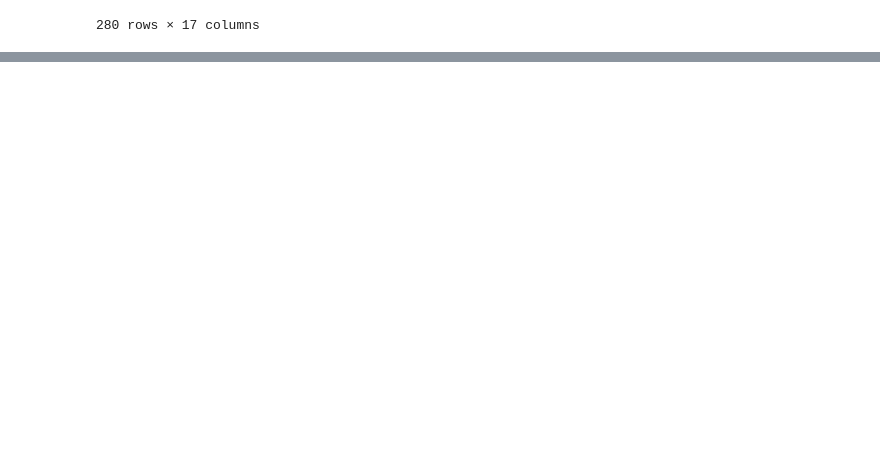
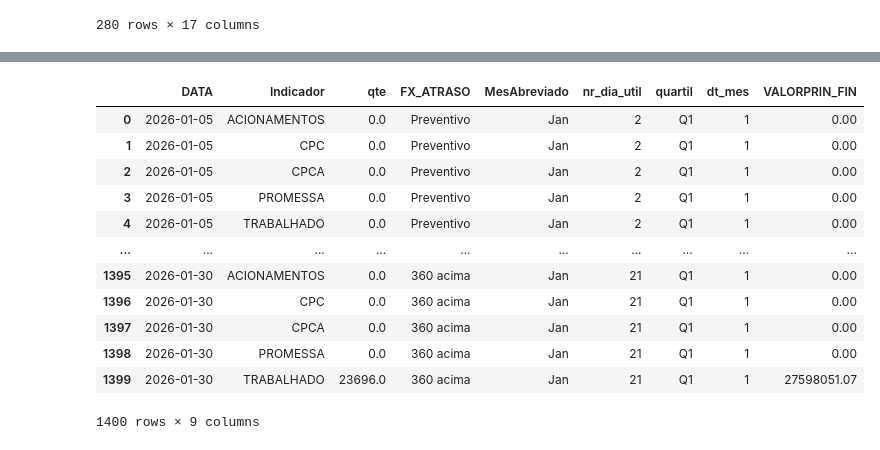
Before and after one commit to Claudiano-alves/Data-Analysis-Portfolio, a Jupyter notebook: Projects/notebooks/data_wrangling_ouze.ipynb, the cells around one changed output, grey strips where cells are left out. Cells and saved outputs as stored; diff of their text form; code cells hidden in the pictures; blank space fills up the shorter version.

```diff
--- a/Projects/notebooks/data_wrangling_ouze.ipynb
+++ b/Projects/notebooks/data_wrangling_ouze.ipynb
@@ -32,6 +54,7 @@ import Ouze.src.config as config
 importlib.reload(config)
 
 GRUPO_PRINCIPAL_MAP = config.GRUPO_PRINCIPAL_MAP
+TRANSFORMACOES_DISCAGENS = config.TRANSFORMACOES_DISCAGENS
 # %%
 import sys
 # Remover módulos em cache
@@ -226,0 +244,27 @@ df_discagens_expert_processing
+# %%
+# from utils.discagens.expert.data_processing import adicionar_operacao
+# from Ouze.src.config import GRUPO_PRINCIPAL_MAP
+
+# df_discagens_expert_processing = adicionar_operacao(df_discagens_expert, grupo_map=GRUPO_PRINCIPAL_MAP)
+# df_discagens_expert_processing
+# # Ouze/src/pipeline_ouze.py
+
+from Ouze.src.config import TRANSFORMACOES_DISCAGENS, DIMENSOES_ACUMULADO
+from utils.discagens.expert.data_processing import aplicar_transformacoes_discagens, enriquecer_com_mailing_calendario, criar_df_tabulacoes_robo, enriquecer_com_tabulacoes_robo
+from utils.discagens.expert.metricas_acumuladas import acionamentos_fxAtraso_dinamico
+
+# Pipeline limpo
+# Aplicar transformações
+df_discagens_com_fx_atraso, df_discagens_sem_fx_atraso = aplicar_transformacoes_discagens(
+    df=df_discagens_expert,
+    config=TRANSFORMACOES_DISCAGENS,
+    df_mailing=df_mailing_hist_processing,
+    df_calendario=df_dw_calendario
+)
+
+df_discagens_expert_processing_treaded = acionamentos_fxAtraso_dinamico(
+    df_com_fx_atraso=df_discagens_com_fx_atraso,
+    df_dw_calendario=df_dw_calendario,
+    dimensoes_agrupamento=DIMENSOES_ACUMULADO
+)
+df_discagens_expert_processing_treaded
@@ -226,0 +285,19 @@ df_discagens_expert_processing
+# %%
+from utils.utils import transformar_funil_formato_long
+
+df_discagens_acumulado = transformar_funil_formato_long(df_discagens_expert_processing_treaded)
+df_discagens_acumulado
+# %% [output]
+|  | DATA | Indicador | qte | FX_ATRASO | MesAbreviado | nr_dia_util | quartil | dt_mes | VALORPRIN_FIN |
+| 0 | 2026-01-05 | ACIONAMENTOS | 0.0 | Preventivo | Jan | 2 | Q1 | 1 | 0.00 |
+| 1 | 2026-01-05 | CPC | 0.0 | Preventivo | Jan | 2 | Q1 | 1 | 0.00 |
+| 2 | 2026-01-05 | CPCA | 0.0 | Preventivo | Jan | 2 | Q1 | 1 | 0.00 |
+| 3 | 2026-01-05 | PROMESSA | 0.0 | Preventivo | Jan | 2 | Q1 | 1 | 0.00 |
+| 4 | 2026-01-05 | TRABALHADO | 0.0 | Preventivo | Jan | 2 | Q1 | 1 | 0.00 |
+| ... | ... | ... | ... | ... | ... | ... | ... | ... | ... |
+| 1395 | 2026-01-30 | ACIONAMENTOS | 0.0 | 360 acima | Jan | 21 | Q1 | 1 | 0.00 |
+| 1396 | 2026-01-30 | CPC | 0.0 | 360 acima | Jan | 21 | Q1 | 1 | 0.00 |
+| 1397 | 2026-01-30 | CPCA | 0.0 | 360 acima | Jan | 21 | Q1 | 1 | 0.00 |
+| 1398 | 2026-01-30 | PROMESSA | 0.0 | 360 acima | Jan | 21 | Q1 | 1 | 0.00 |
+| 1399 | 2026-01-30 | TRABALHADO | 23696.0 | 360 acima | Jan | 21 | Q1 | 1 | 27598051.07 |
+1400 rows × 9 columns
```
Also changed, not shown: parts of 9 cells of this notebook, 9 other files.
